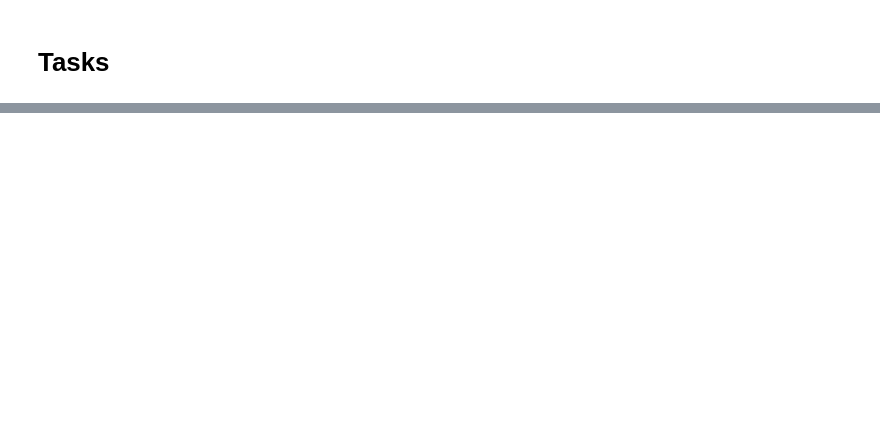
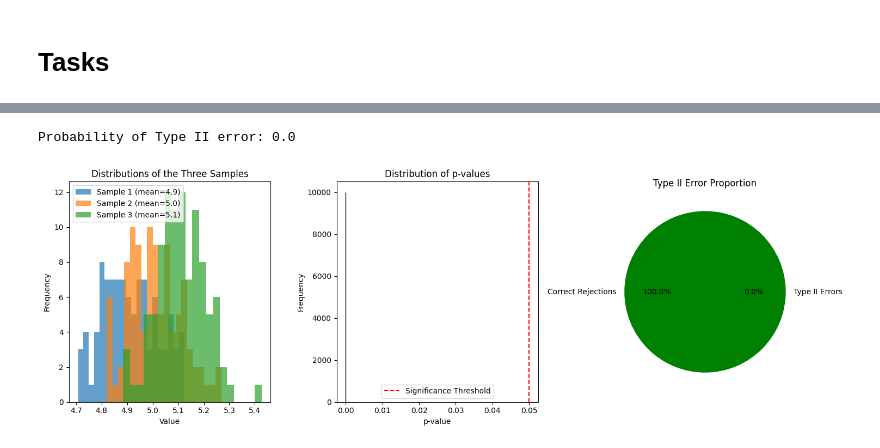
Before and after one commit to benjanning/applied_statistics, a Jupyter notebook: tasks.ipynb, the cells around one changed output, grey strips where cells are left out. Drawn from its saved outputs; the diff is of its cells as text; code cells hidden in the pictures; blank space fills up the shorter version.

```diff
--- a/tasks.ipynb
+++ b/tasks.ipynb
@@ -583,0 +213,64 @@ Further exploration could involve testing different sample sizes or mean differe
+# %%
+# Task 4: Implementation
+import numpy as np
+import scipy.stats as stats
+import matplotlib.pyplot as plt
+
+# Parameters
+np.random.seed(42)
+no_type_ii = 0
+iterations = 10000
+p_values = []
+
+for _ in range(iterations):
+    # Generate samples
+    group1 = np.random.normal(loc=4.9, scale=0.1, size=100)
+    group2 = np.random.normal(loc=5.0, scale=0.1, size=100)
+    group3 = np.random.normal(loc=5.1, scale=0.1, size=100)
+
+    # Perform ANOVA
+    f_stat, p_value = stats.f_oneway(group1, group2, group3)
+    p_values.append(p_value)
+
+    # Count Type II errors (fail to reject null hypothesis when it is false)
+    if p_value > 0.05:
+        no_type_ii += 1
+
+# Probability of Type II error
+p_type_ii = no_type_ii / iterations
+print("Probability of Type II error:", p_type_ii)
+
+# Enhanced Visualization
+plt.figure(figsize=(15, 5))
+
+# Subplot 1: Sample Distributions
+plt.subplot(1, 3, 1)
+plt.hist(group1, bins=20, alpha=0.7, label='Sample 1 (mean=4.9)')
+plt.hist(group2, bins=20, alpha=0.7, label='Sample 2 (mean=5.0)')
+plt.hist(group3, bins=20, alpha=0.7, label='Sample 3 (mean=5.1)')
+plt.xlabel("Value")
+plt.ylabel("Frequency")
+plt.title("Distributions of the Three Samples")
+plt.legend()
+
+# Subplot 2: P-value Distribution
+plt.subplot(1, 3, 2)
+plt.hist(p_values, bins=50, color='skyblue', edgecolor='black')
+plt.axvline(x=0.05, color='red', linestyle='--', label='Significance Threshold')
+plt.xlabel("p-value")
+plt.ylabel("Frequency")
+plt.title("Distribution of p-values")
+plt.legend()
+
+# Subplot 3: Pie Chart of Type II Errors
+plt.subplot(1, 3, 3)
+error_counts = [no_type_ii, iterations - no_type_ii]
+plt.pie(error_counts, labels=['Type II Errors', 'Correct Rejections'],
+        autopct='%1.1f%%', colors=['red', 'green'])
+plt.title("Type II Error Proportion")
+
+plt.tight_layout()
+plt.show()
+# %% [output]
+Probability of Type II error: 0.0
+[figure, added]
```
Also changed, not shown: parts of 79 cells of this notebook.
